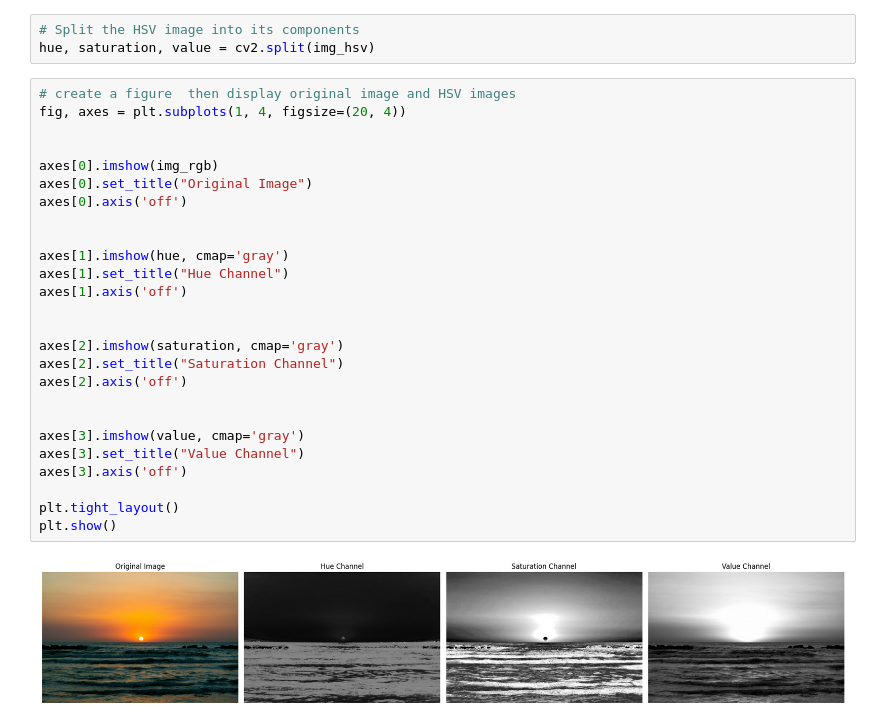
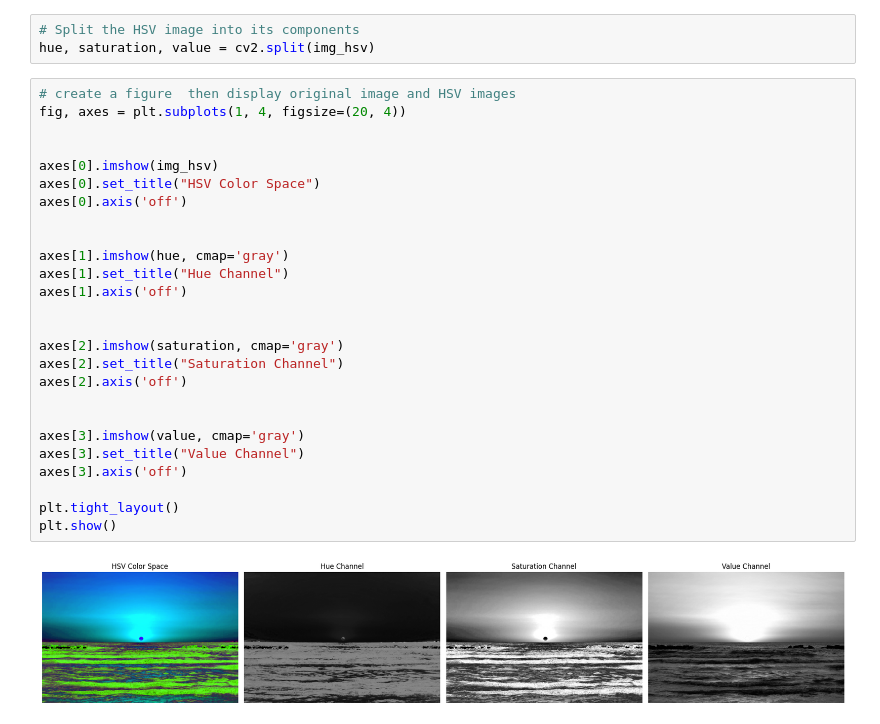
Before and after one commit to ahmed010tanvir/Digital_Image_Processing_Lab, a Jupyter notebook: DIP_Lab_Assignment_1.ipynb, the cells around one changed output. Saved outputs shown, nothing was run; the diff lists cells and outputs as text.

```diff
--- a/DIP_Lab_Assignment_1.ipynb
+++ b/DIP_Lab_Assignment_1.ipynb
@@ -70,28 +70,28 @@ hue, saturation, value = cv2.split(img_hsv)
 # %%
 # create a figure  then display original image and HSV images
 fig, axes = plt.subplots(1, 4, figsize=(20, 4))
 
 
-axes[0].imshow(img_rgb)
-axes[0].set_title("Original Image")
+axes[0].imshow(img_hsv)
+axes[0].set_title("HSV Color Space")
 axes[0].axis('off')
 
 
 axes[1].imshow(hue, cmap='gray')
 axes[1].set_title("Hue Channel")
 axes[1].axis('off')
 
 
 axes[2].imshow(saturation, cmap='gray')
 axes[2].set_title("Saturation Channel")
 axes[2].axis('off')
 
 
 axes[3].imshow(value, cmap='gray')
 axes[3].set_title("Value Channel")
 axes[3].axis('off')
 
 plt.tight_layout()
 plt.show()
 # %% [output]
-[figure, old version]
+[figure, new version]
```
